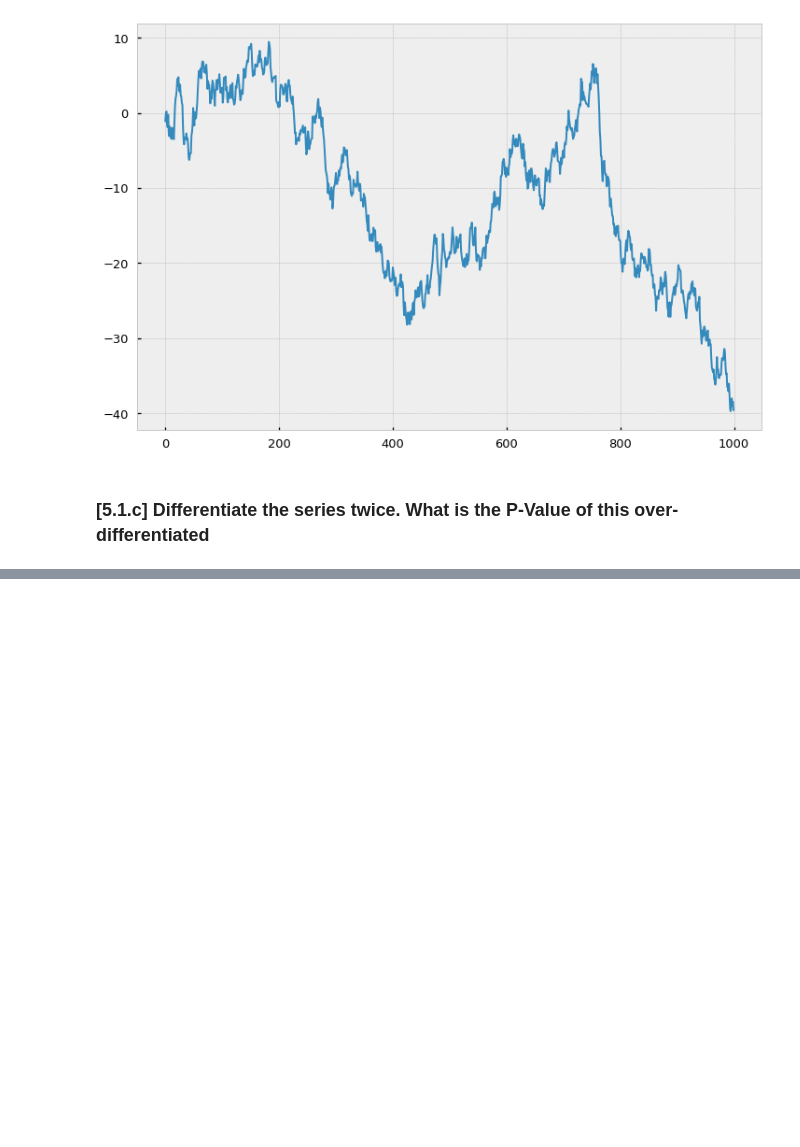
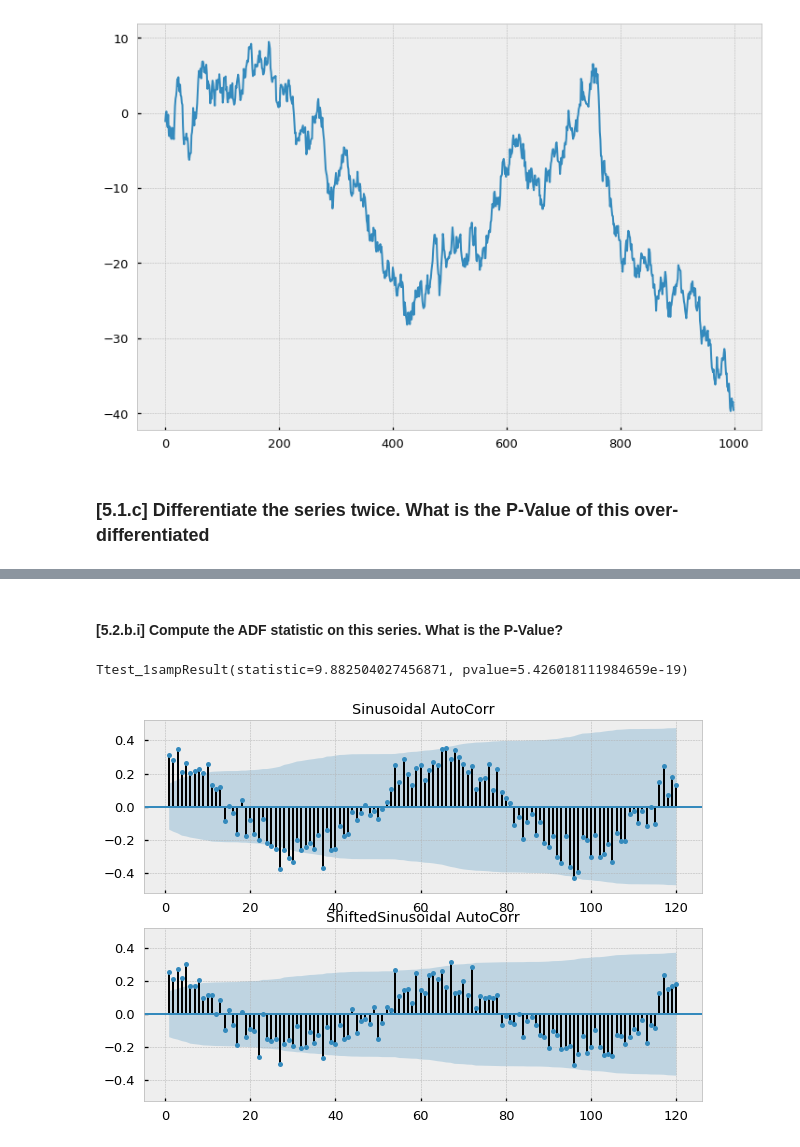
Before and after one commit to Dynami/Adv_Fin_ML_Exercises, a Jupyter notebook: notebooks/FractionallyDifferentiatedFeatures.ipynb, the cells around one changed output, grey strips where cells are left out. Drawn from its saved outputs; the diff is of its cells as text; code cells hidden in the pictures; blank space fills up the shorter version.

```diff
--- a/notebooks/FractionallyDifferentiatedFeatures.ipynb
+++ b/notebooks/FractionallyDifferentiatedFeatures.ipynb
@@ -729,0 +767,9 @@ plot_autocorr(bar_types=['Normal', 'Cumulative', 'Twice'], bar_returns=[randn, c
+# %% [markdown]
+#### [5.2.b.i]  Compute the ADF statistic on this series. What is the P-Value?
+# %%
+plot_autocorr(bar_types=['Sinusoidal', 'ShiftedSinusoidal'], bar_returns=[sinusoidal, shifted_sinusoidal])
+
+print(ttest_1samp(shifted_sinusoidal, 0))
+# %% [output]
+Ttest_1sampResult(statistic=9.882504027456871, pvalue=5.426018111984659e-19)
+[figure, added]
```
Also changed, not shown: parts of 7 cells of this notebook.
